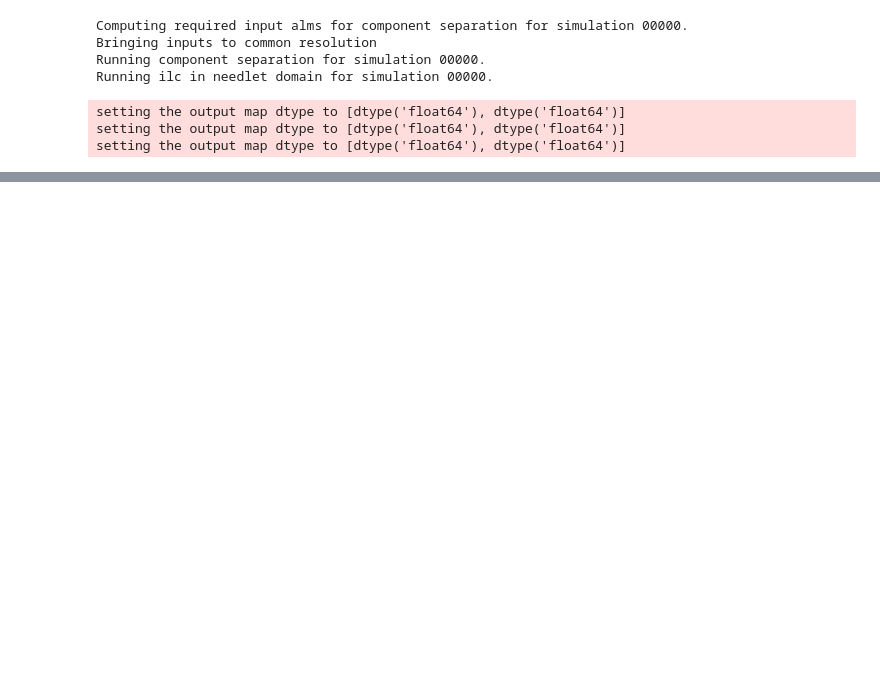
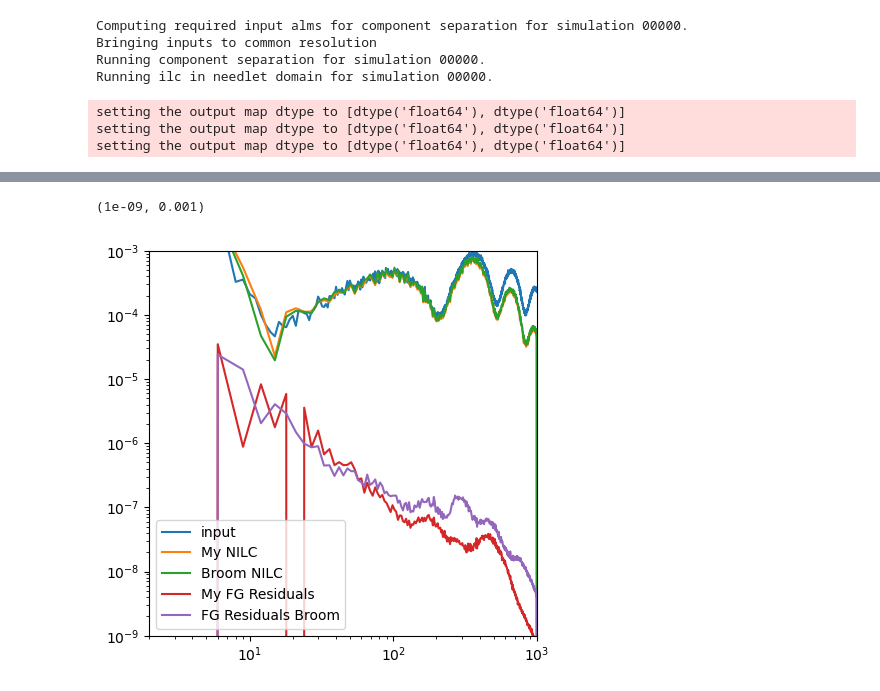
Before and after one commit to antolonappan/PyNILC, a Jupyter notebook: examples/nilc_masked.ipynb, the cells around one changed output, grey strips where cells are left out. Saved outputs shown, nothing was run; the diff lists cells and outputs as text; code cells hidden in the pictures; blank space fills up the shorter version.

```diff
--- a/examples/nilc_masked.ipynb
+++ b/examples/nilc_masked.ipynb
@@ -238,0 +286,13 @@ plt.ylim(1e-9, 1e-3)
+# %%
+plt.figure(figsize=(5, 5))
+plt.loglog(cl_e_out, label='input')
+plt.loglog(b,cl_clean[0], label='My NILC')
+plt.loglog(b,cl_clean_broom[0], label='Broom NILC')
+plt.loglog(b,cl_fg_res[0], label='My FG Residuals')
+plt.loglog(b,cl_fg_broom[0], label='FG Residuals Broom')
+plt.legend()
+plt.xlim(2, 1000)
+plt.ylim(1e-9, 1e-3)
+# %% [output]
+(1e-09, 0.001)
+[figure, added]
```
Also changed, not shown: parts of 15 cells of this notebook, 1 other file.
